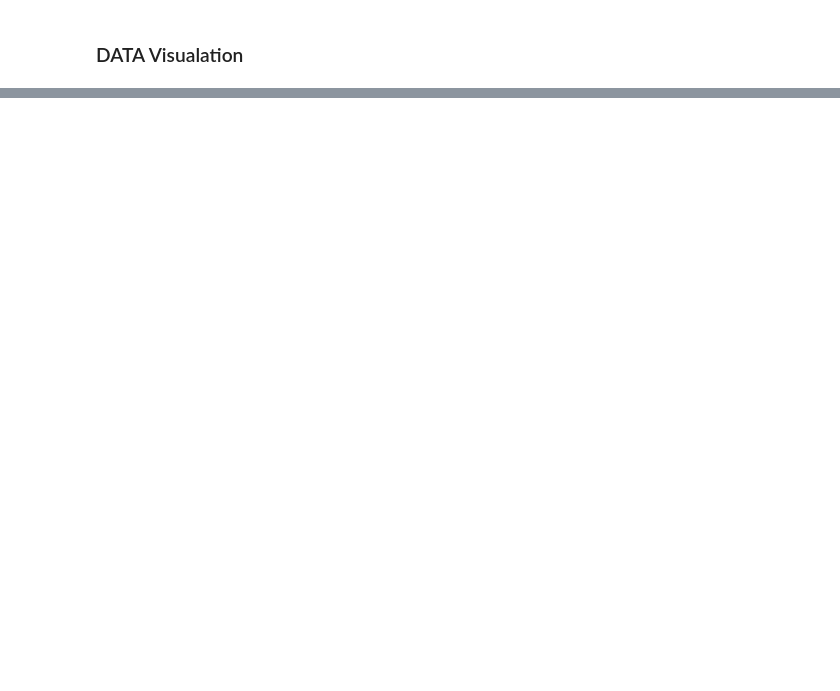
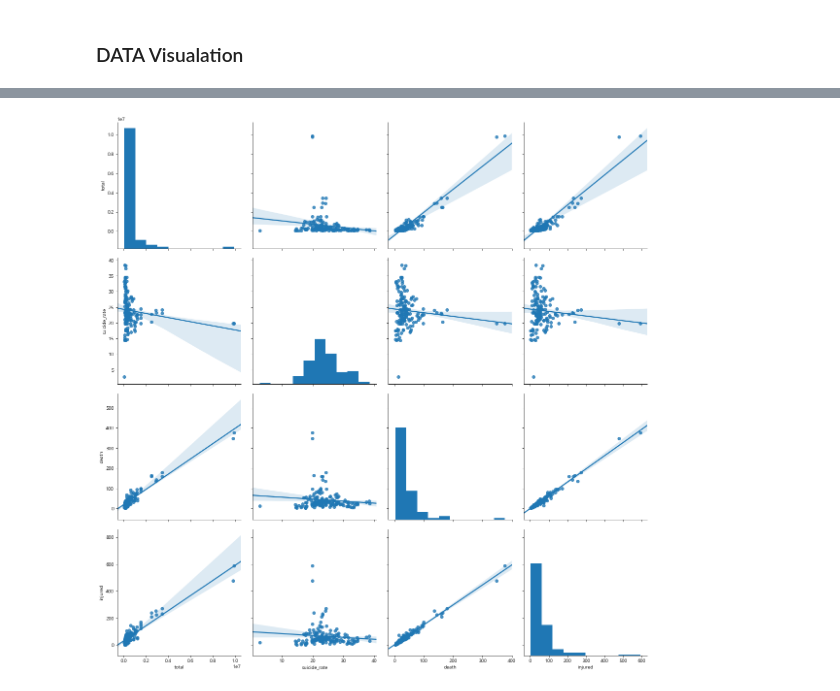
Before and after one commit to pci2676/db_pjt, a Jupyter notebook: DBP_ds.ipynb, the cells around one changed output, grey strips where cells are left out. Saved outputs shown, nothing was run; the diff lists cells and outputs as text; code cells hidden in the pictures; blank space fills up the shorter version.

```diff
--- a/DBP_ds.ipynb
+++ b/DBP_ds.ipynb
@@ -195 +597,6 @@ print(np.corrcoef(total_data['total'], total_data['out_per']))
+# %%
+sns.pairplot(total_data, vars=["total",  "suicide_rate", "death","injured"], kind='reg', size=4)
+plt.show()
+# %% [output]
+[figure, added]
 # %%
```
Also changed, not shown: parts of 48 cells of this notebook, 11 other files.
